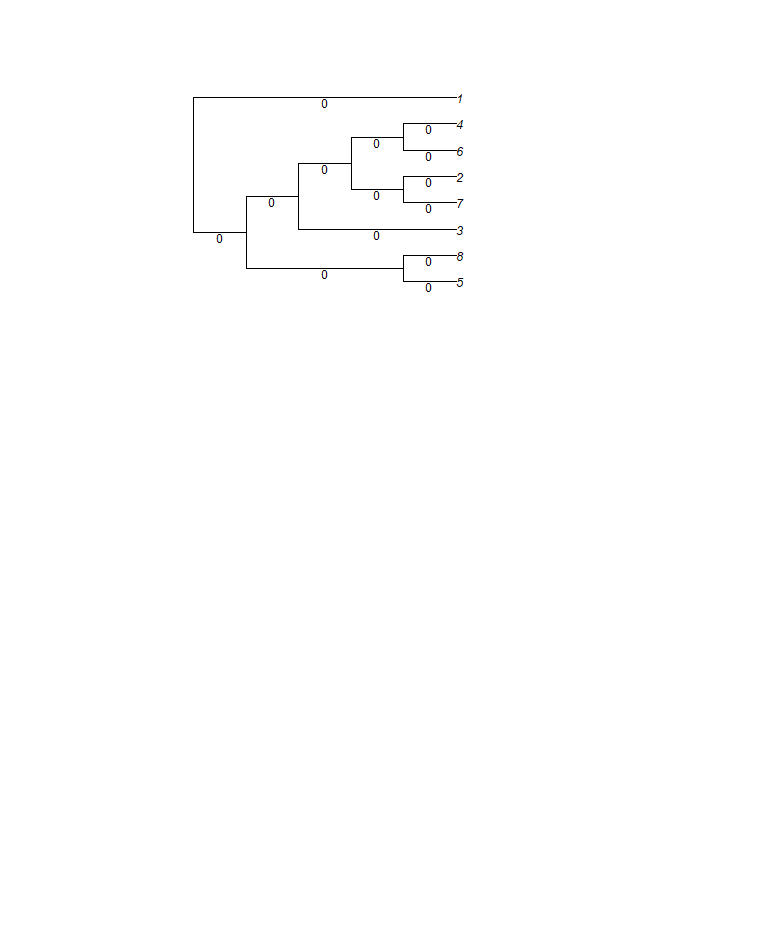
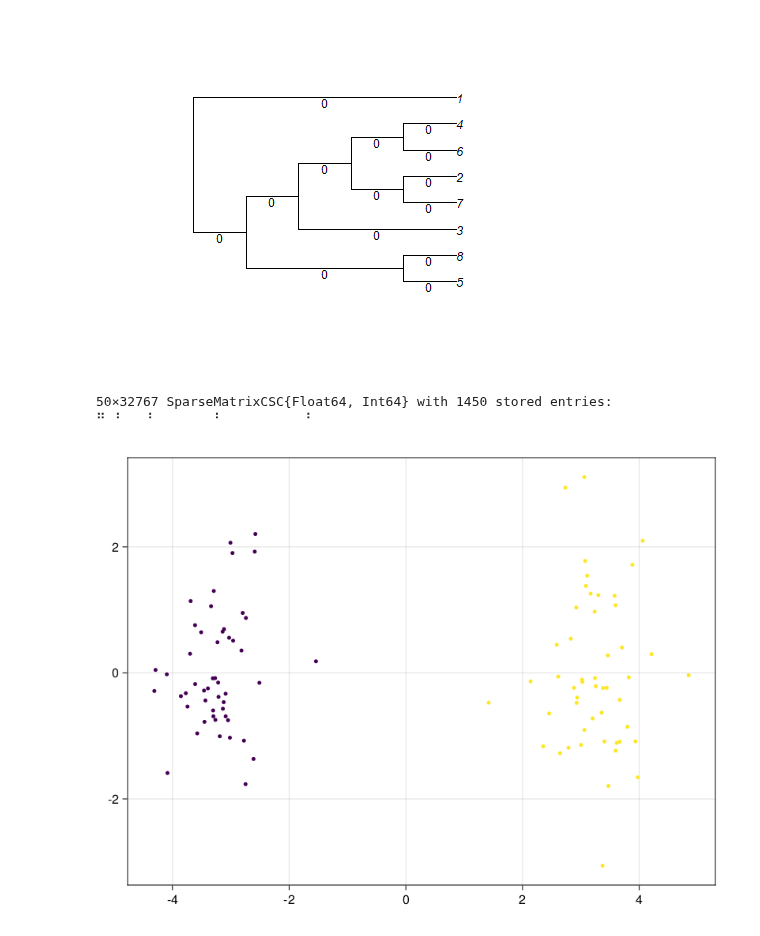
Before and after one commit to solislemuslab/PhyloClustering.jl, a Jupyter notebook: NNI-move-check.ipynb, the cells around one changed output. Saved outputs shown, nothing was run; the diff lists cells and outputs as text; code cells hidden in the pictures; blank space fills up the shorter version.

```diff
--- a/NNI-move-check.ipynb
+++ b/NNI-move-check.ipynb
@@ -286,3 +294,28 @@ for k in 1:100
     header = string.(header)
     CSV.write("data/nni/result/nni_16_reuslt_"* string(k) * ".csv", DataFrame(result, :auto), header = header);
 end
+# %%
+tree_1 = jldopen("data/nni/8_base_0_move_2.jld", "r") do file
+    read(file, "tree")
+end
+
+tree_2 = jldopen("data/nni/8_base_1_move_2.jld", "r") do file
+    read(file, "tree")
+end
+
+tree_3 = jldopen("data/nni/16_base_3_move_66.jld", "r") do file
+    read(file, "tree")
+end
+
+tree_4 = jldopen("data/nni/16_base_4_move_66.jld", "r") do file
+    read(file, "tree")
+end
+# %% [output]
+50×32767 SparseMatrixCSC{Float64, Int64} with 1450 stored entries:
+⠛⠀⠃⠀⠀⠘⠀⠀⠀⠀⠀⠀⠘⠀⠀⠀⠀⠀⠀⠀⠀⠀⠃⠀⠀⠀⠀⠀⠀⠀⠀⠀⠀⠀⠀⠀⠀⠀⠀⠀
+# %%
+tree = vcat(tree_1 ,tree_2)
+tree = standardize_tree(tree)
+gt = ground_true(tree_1,tree_2)
+# %% [output]
+[figure, added]
```
Also changed, not shown: parts of 5 cells of this notebook, 2 other files.
